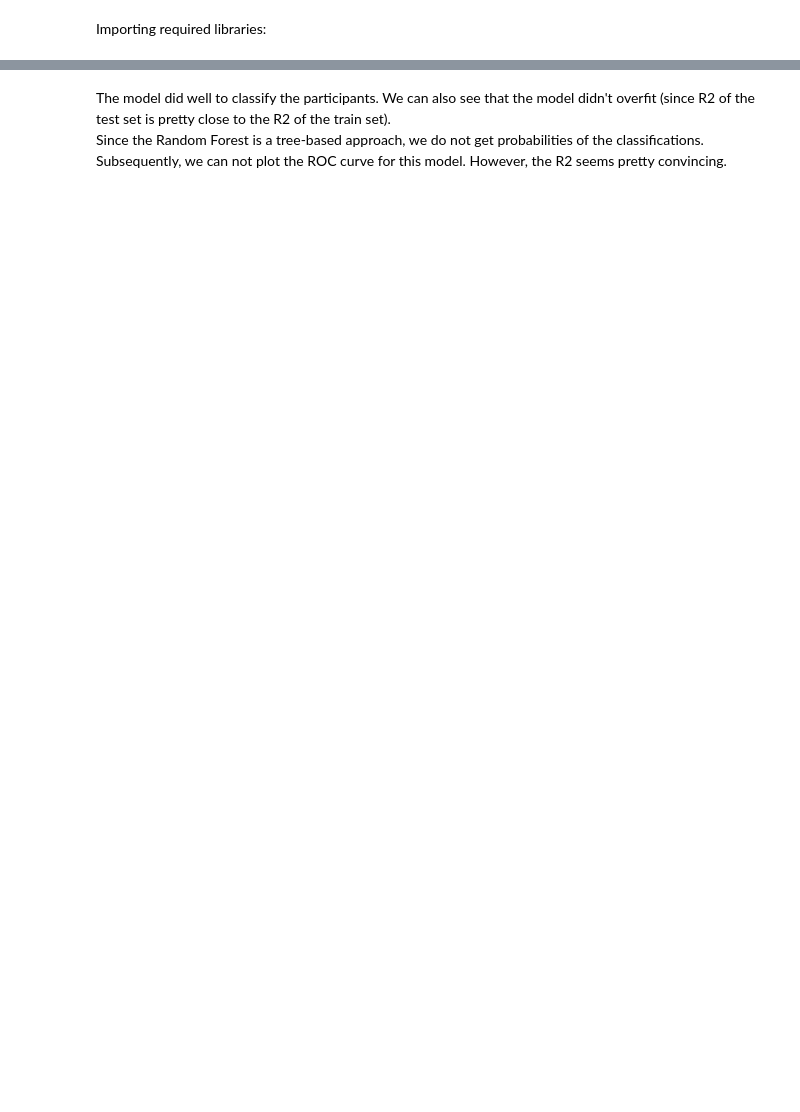
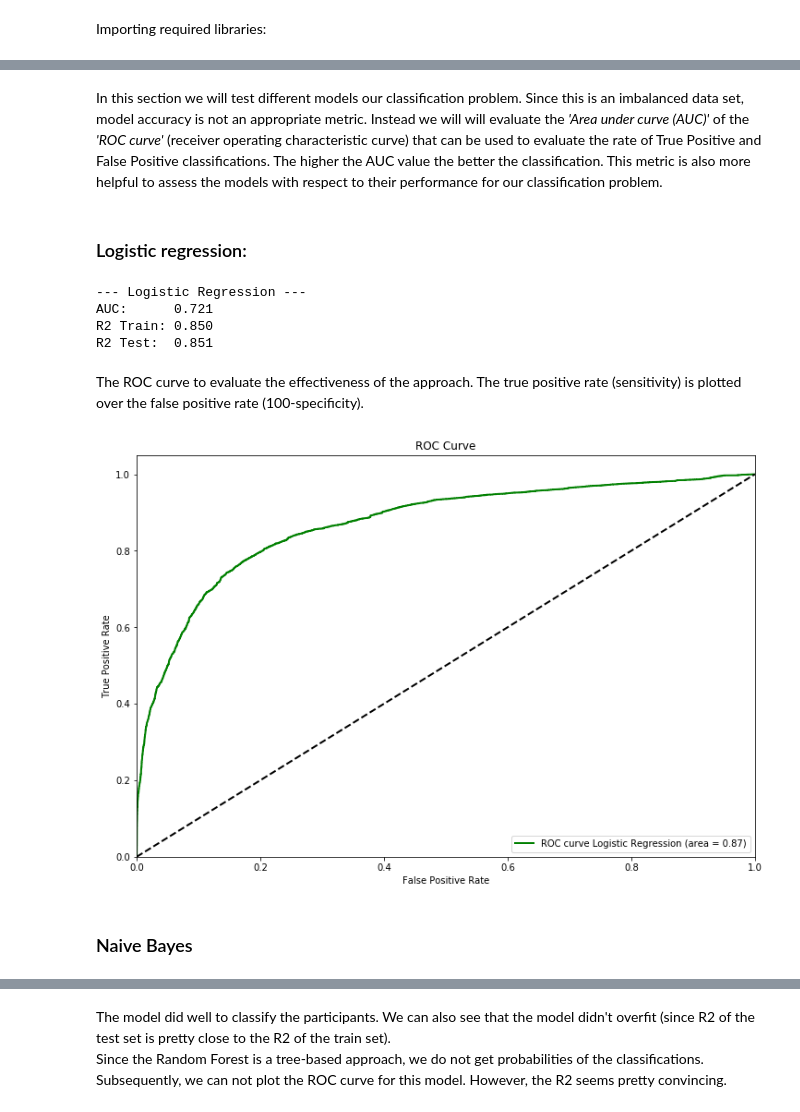
Before and after one commit to ca-schumacher/ms-rwd, a Jupyter notebook: Classification_model.ipynb, the cells around one changed output, grey strips where cells are left out. Saved outputs shown, nothing was run; the diff lists cells and outputs as text; code cells hidden in the pictures; blank space fills up the shorter version.

```diff
--- a/Classification_model.ipynb
+++ b/Classification_model.ipynb
@@ -359,0 +82,17 @@ print('RMSE:',math.sqrt(mse_RF_test),'   R2:',R2_RF_test)'''
+# %%
+# create dummy variables of
+dummy = pd.get_dummies(X['participantCountryOfResidence'],prefix='Country', columns = ['participantCountryOfResidence'], drop_first=True)
+dummy2 = pd.get_dummies(X['participantSex'],prefix='Sex', columns = ['participantSex'], drop_first=True)
+dummy3 = pd.get_dummies(X['testName'],prefix='testName', columns = ['testName'], drop_first=True)
+dummy4 = pd.get_dummies(X['testMetricName'],prefix='testMetric', columns = ['testMetricName'], drop_first=True)
+dummy5 = pd.get_dummies(X['Weekday_testResultCreatedOn'],prefix='Weekday', columns = ['Weekday_testResultCreatedOn'], drop_first=True)
+dummy6 = pd.get_dummies(X['Holiday_testResultCreatedOn'],prefix='Holiday', columns = ['Holiday_testResultCreatedOn'], drop_first=True)
+X = pd.concat([dummy,dummy2,dummy3,dummy4,dummy5,dummy6,X], axis=1);
+X = X.drop(columns=['participantCountryOfResidence','participantSex','testResultMetricId','testName','testMetricName','Weekday_testResultCreatedOn','Holiday_testResultCreatedOn'], axis=1);
+# reset indexes
+X.reset_index(inplace=True)
+X_index = X['index']
+X = X.drop(columns=['index'], axis=1);
+y.reset_index(drop=True,inplace = True)
+y=y*1
+X.head()
@@ -359,0 +117,47 @@ print('RMSE:',math.sqrt(mse_RF_test),'   R2:',R2_RF_test)'''
+# %% [markdown]
+In this section we will test different models our classification problem. Since this is an imbalanced data set, model accuracy is not an appropriate metric. Instead we will will evaluate the _'Area under curve (AUC)'_ of the _'ROC curve'_ (receiver operating characteristic curve) that can be used to evaluate the rate of True Positive and False Positive classifications. The higher the AUC value the better the classification. This metric is also more helpful to assess the models with respect to their performance for our classification problem.
+# %% [markdown]
+### Logistic regression:
+# %%
+classifier_LR = LogisticRegression(solver = 'saga')
+classifier_LR.fit(X_train, y_train)
+y_pred_LR = classifier_LR.predict(X_test)
+# %%
+# calculate average AUC:
+fpra_LR, tpra_LR, _ = roc_curve(y_test, y_pred_LR)
+auc_LR = auc(fpra_LR, tpra_LR)
+
+# calculate R squared:
+R2_LR_train = classifier_LR.score(X_train,y_train)
+R2_LR_test = classifier_LR.score(X_test,y_test)
+
+print('--- Logistic Regression ---')
+print('AUC:      %1.3f' %auc_LR)
+print('R2 Train: %1.3f' %R2_LR_train)
+print('R2 Test:  %1.3f' %R2_LR_test)
+# %% [output]
+--- Logistic Regression ---
+AUC:      0.721
+R2 Train: 0.850
+R2 Test:  0.851
+# %% [markdown]
+The ROC curve to evaluate the effectiveness of the approach. The true positive rate (sensitivity) is plotted over the false positive rate (100-specificity).
+# %%
+fpr_LR, tpr_LR, _ = roc_curve(y_test, classifier_LR.predict_proba(X_test)[:,1])
+roc_auc_LR = auc(fpr_LR, tpr_LR)
+
+plt.figure(figsize=(12,8))
+plt.plot(fpr_LR, tpr_LR, color='green',
+         lw=2, label='ROC curve Logistic Regression (area = %0.2f)' % roc_auc_LR)
+plt.plot([0, 1], [0, 1], color='black', lw=2, linestyle='--')
+plt.xlim([0.0, 1.0])
+plt.ylim([0.0, 1.05])
+plt.xlabel('False Positive Rate')
+plt.ylabel('True Positive Rate')
+plt.title('ROC Curve')
+plt.legend(loc="lower right")
+plt.show()
+# %% [output]
+[figure, added]
+# %% [markdown]
+### Naive Bayes
```
Also changed, not shown: parts of 114 cells of this notebook, 1 other file.
